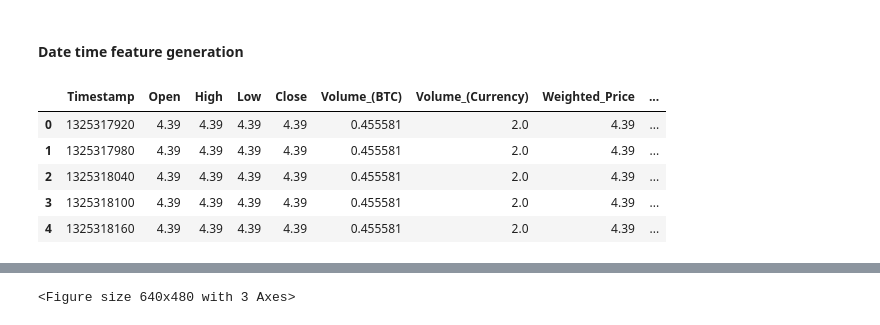
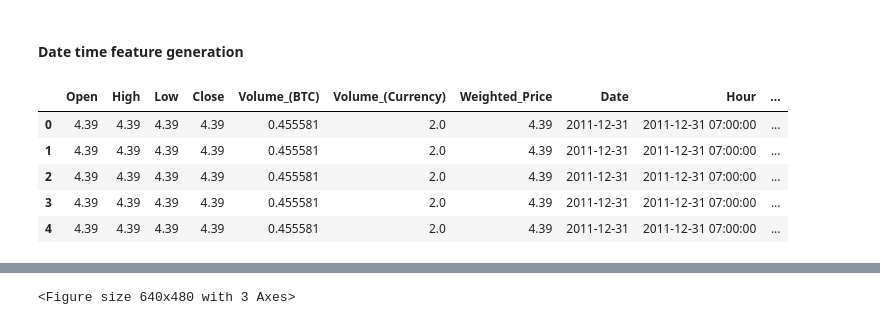
Before and after one commit to wherring/95852-ADS, a Jupyter notebook: 95852-ADS-Project-Team2-Daily.ipynb, the cells around one changed output, grey strips where cells are left out. Cells and saved outputs as stored; diff of their text form; code cells hidden in the pictures.

```diff
--- a/95852-ADS-Project-Team2-Daily.ipynb
+++ b/95852-ADS-Project-Team2-Daily.ipynb
@@ -88,9 +88,11 @@ s3 = boto3.client(
     aws_access_key_id = access_key_id,
     aws_secret_access_key= secret_access_key,
 )
+abs_filename = '~/SageMaker/bitstampUSD_1-min_data_2012-01-01_to_2018-06-27.csv'
+
 # the data set is split into 3 csv files, change encoding to properly read
-obj = s3.get_object(Bucket=bucket, Key=f'{prefix}/{filename}')
-df = pd.read_csv(io.BytesIO(obj['Body'].read()), encoding="ISO-8859-1", low_memory=False)
+#obj = s3.get_object(Bucket=bucket, Key=f'{prefix}/{filename}')
+df = pd.read_csv(abs_filename, encoding="ISO-8859-1", low_memory=False)
 # %% [markdown]
 ### Explore
 Place holder for description
@@ -113,4 +113,4 @@ Place holder for description
 #### Remove Missing Value
 # %%
 # Remove NA
-df.dropna(how='any')
+df = df.dropna(how='any')
@@ -138,21 +119,21 @@ df.dropna(how='any')
 # %%
 # Step 2: Add day and hour data elements to the dataframe so we can group by days and hours in later analysis
 
 
 # create various date formats for grouping later on
 df['Time'] = pd.to_datetime(df['Timestamp'], unit = 's', infer_datetime_format = 'True')
 df['Date'] = df['Time'].values.astype('datetime64[D]')
 df['Hour'] = df['Time'].values.astype('datetime64[h]')
 df['Minute'] = df['Time'].values.astype('datetime64[m]')
 
-df.drop(columns=['Time', 'Timestamp'])
+df = df.drop(columns=['Time', 'Timestamp'])
 
 # reality check - make sure the dataframe looks right so far.
 df.head()
 # %% [output]
-|  | Timestamp | Open | High | Low | Close | Volume_(BTC) | Volume_(Currency) | Weighted_Price | ... |
-| 0 | 1325317920 | 4.39 | 4.39 | 4.39 | 4.39 | 0.455581 | 2.0 | 4.39 | ... |
-| 1 | 1325317980 | 4.39 | 4.39 | 4.39 | 4.39 | 0.455581 | 2.0 | 4.39 | ... |
-| 2 | 1325318040 | 4.39 | 4.39 | 4.39 | 4.39 | 0.455581 | 2.0 | 4.39 | ... |
-| 3 | 1325318100 | 4.39 | 4.39 | 4.39 | 4.39 | 0.455581 | 2.0 | 4.39 | ... |
-| 4 | 1325318160 | 4.39 | 4.39 | 4.39 | 4.39 | 0.455581 | 2.0 | 4.39 | ... |
+|  | Open | High | Low | Close | Volume_(BTC) | Volume_(Currency) | Weighted_Price | Date | Hour | ... |
+| 0 | 4.39 | 4.39 | 4.39 | 4.39 | 0.455581 | 2.0 | 4.39 | 2011-12-31 | 2011-12-31 07:00:00 | ... |
+| 1 | 4.39 | 4.39 | 4.39 | 4.39 | 0.455581 | 2.0 | 4.39 | 2011-12-31 | 2011-12-31 07:00:00 | ... |
+| 2 | 4.39 | 4.39 | 4.39 | 4.39 | 0.455581 | 2.0 | 4.39 | 2011-12-31 | 2011-12-31 07:00:00 | ... |
+| 3 | 4.39 | 4.39 | 4.39 | 4.39 | 0.455581 | 2.0 | 4.39 | 2011-12-31 | 2011-12-31 07:00:00 | ... |
+| 4 | 4.39 | 4.39 | 4.39 | 4.39 | 0.455581 | 2.0 | 4.39 | 2011-12-31 | 2011-12-31 07:00:00 | ... |
```
Also changed, not shown: parts of 34 cells of this notebook, 3 other files.
